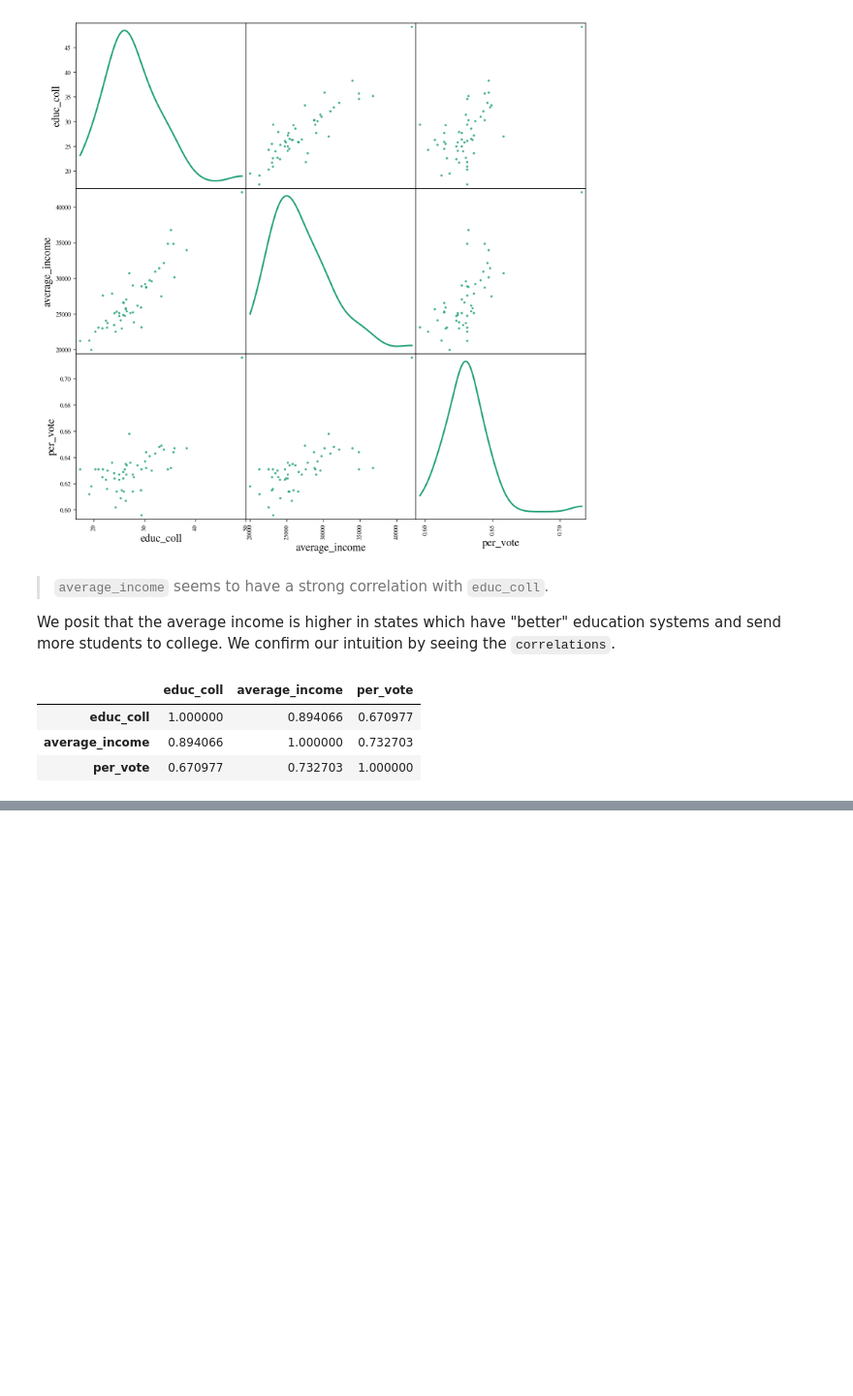
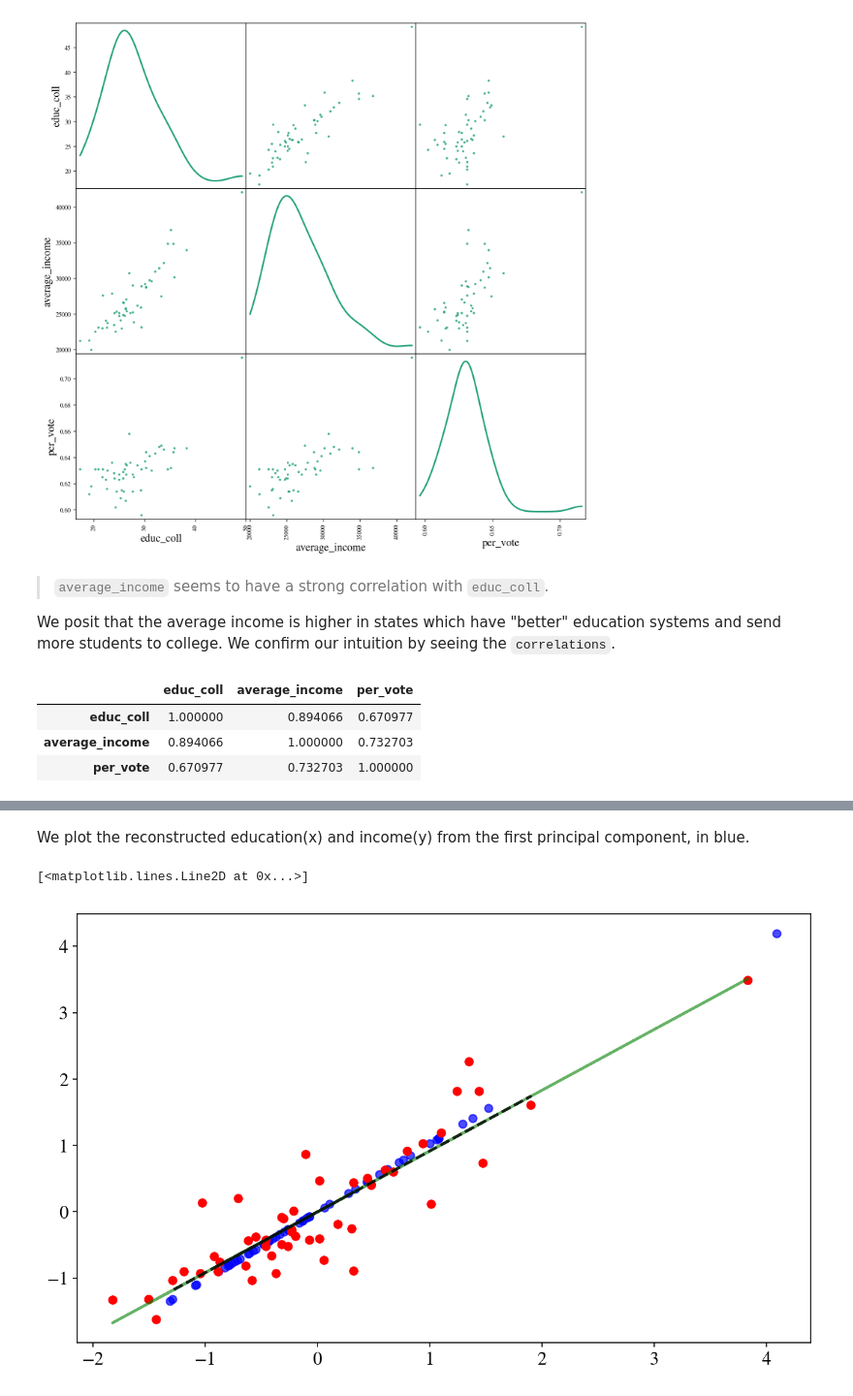
Before and after one commit to joaoDragado/quickstart_guides, a Jupyter notebook: Regression_PCA_via_sklearn/Lab4_user.ipynb, the cells around one changed output, grey strips where cells are left out. Shown at 97% size. Saved outputs shown, nothing was run; the diff lists cells and outputs as text; code cells hidden in the pictures; blank space fills up the shorter version.

```diff
--- a/Regression_PCA_via_sklearn/Lab4_user.ipynb
+++ b/Regression_PCA_via_sklearn/Lab4_user.ipynb
@@ -123,0 +208,10 @@ choice.corr()
+# %% [markdown]
+We plot the reconstructed education(x) and income(y) from the first principal component, in blue.
+# %%
+plt.scatter(X_reconstructed[:,0], X_reconstructed[:,1],c='b', s=35, alpha=0.7)
+plt.scatter(X_norm.educ_coll, X_norm.average_income,c='r')
+plt.plot(X_train, predicted_train, c='g', alpha=0.6)
+plt.plot(X_test, predicted_test, '--k', alpha=0.8)
+# %% [output]
+[<matplotlib.lines.Line2D at 0x...>]
+[figure, added]
```
Also changed, not shown: parts of 23 cells of this notebook, 7 other files.
